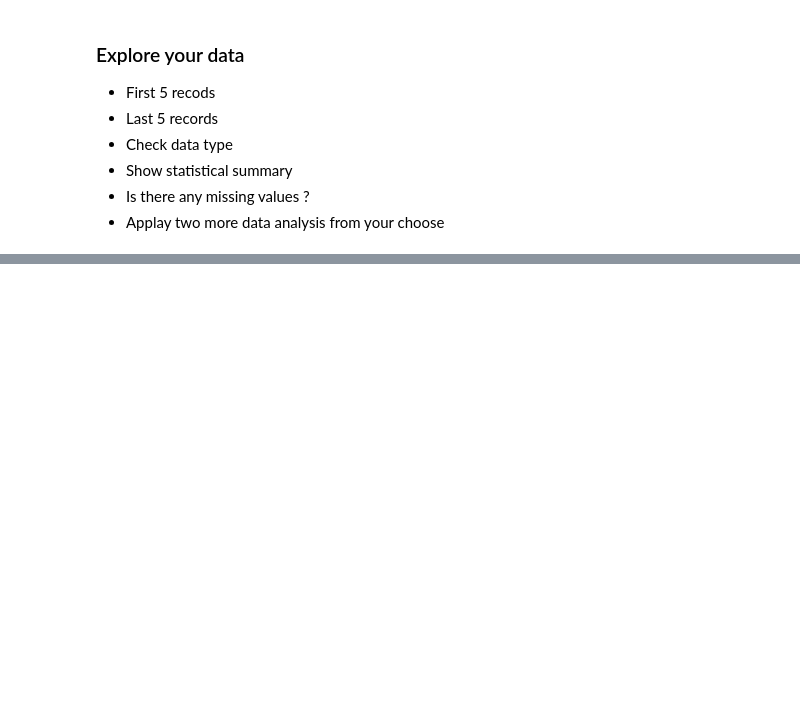
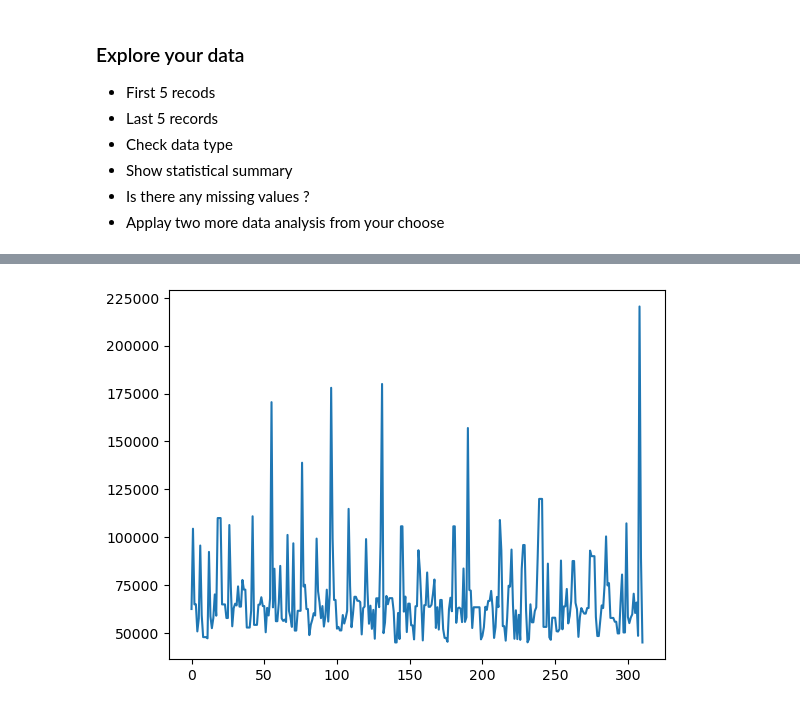
Before and after one commit to Tuwaiq-Data-Science-Bootcamp-V2/MissingData-Lab1, a Jupyter notebook: Missing Values Assignment .ipynb, the cells around one changed output, grey strips where cells are left out. Drawn from its saved outputs; the diff is of its cells as text; code cells hidden in the pictures; blank space fills up the shorter version.

```diff
--- a/Missing Values Assignment .ipynb
+++ b/Missing Values Assignment .ipynb
@@ -20,0 +181,5 @@
+# %%
+edu['Salary'].plot(kind='line')
+plt.show()
+# %% [output]
+[figure, added]
```
Also changed, not shown: parts of 25 cells of this notebook.
